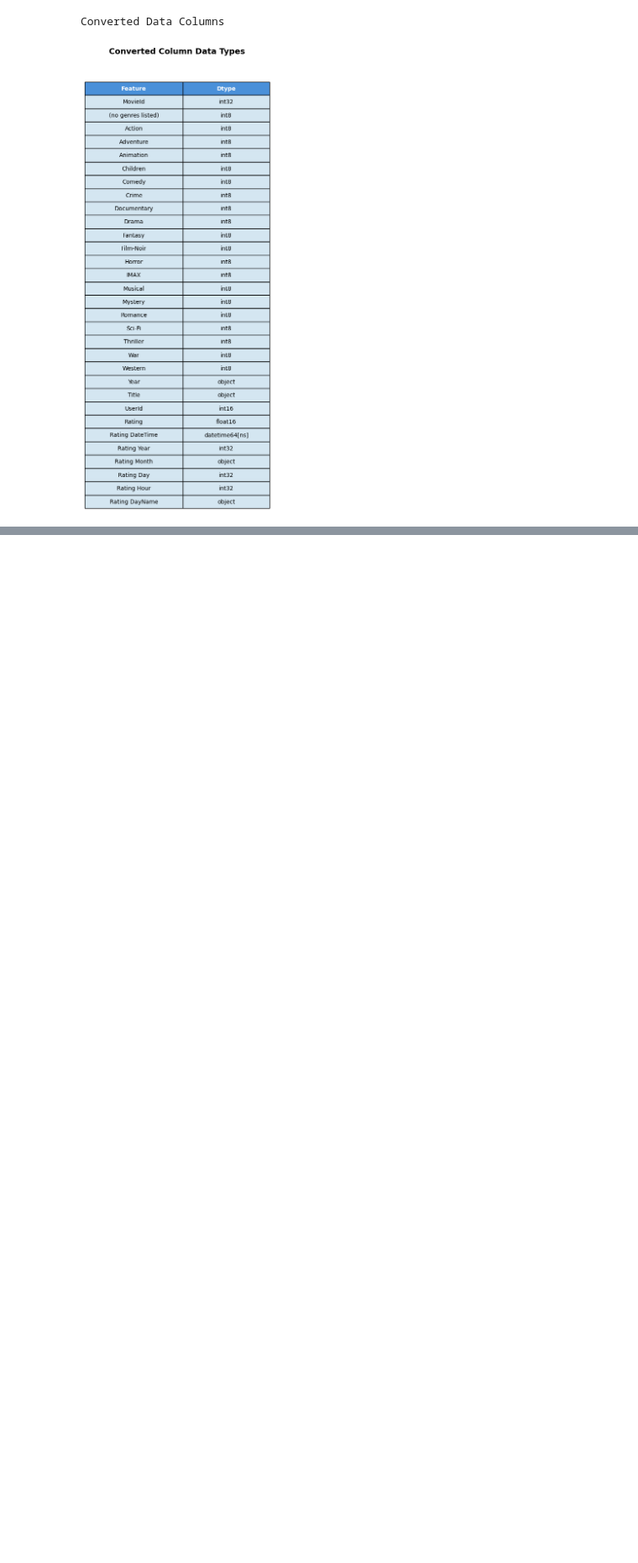
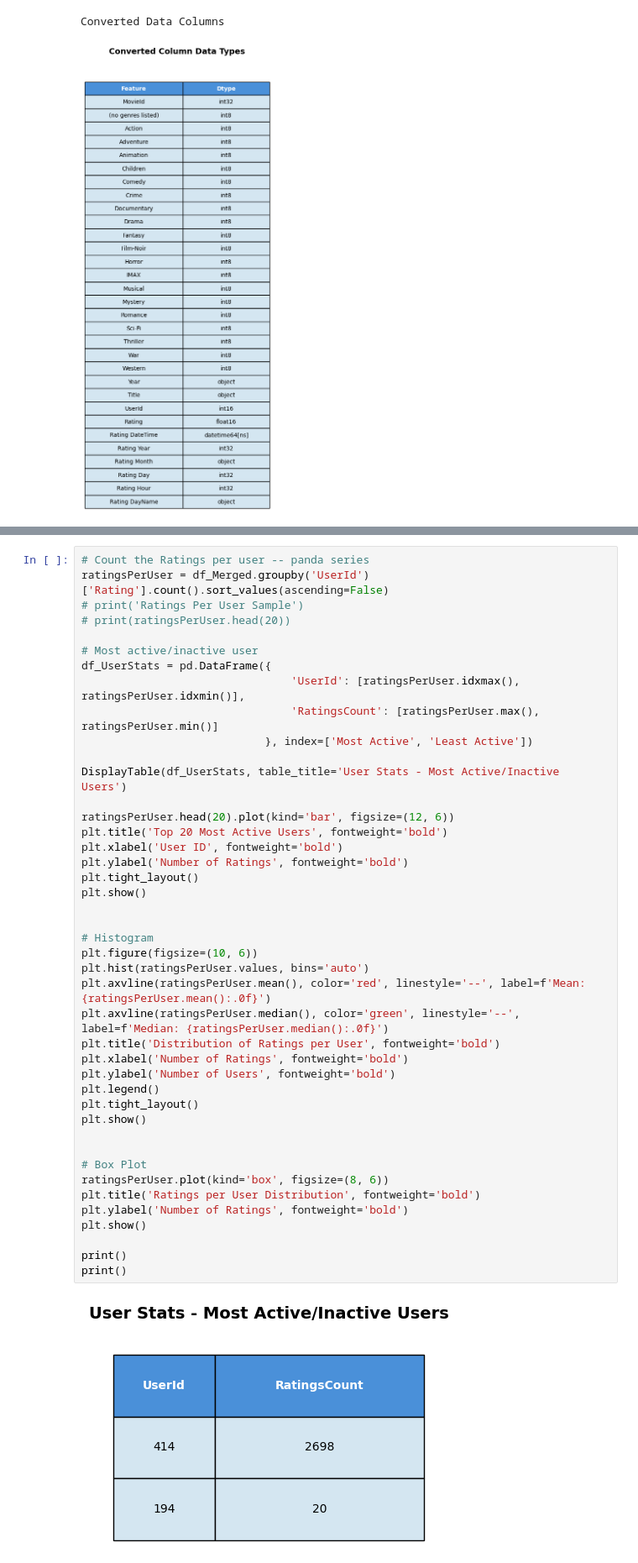
Before and after one commit to juanbucz/FullStackAcademyAICourse, a Jupyter notebook: Incremental Capstones/Capstone 8/Incremental Capstone 8 - Movies - Recommendation Systems.ipynb, the cells around one changed output, grey strips where cells are left out. Shown at 84% size. Saved outputs shown, nothing was run; the diff lists cells and outputs as text; blank space fills up the shorter version.

```diff
--- a/Incremental Capstones/Capstone 8/Incremental Capstone 8 - Movies - Recommendation Systems.ipynb
+++ b/Incremental Capstones/Capstone 8/Incremental Capstone 8 - Movies - Recommendation Systems.ipynb
@@ -602,0 +730,45 @@ Converted Data Columns
+# %%
+# Count the Ratings per user -- panda series
+ratingsPerUser = df_Merged.groupby('UserId')['Rating'].count().sort_values(ascending=False)
+# print('Ratings Per User Sample')
+# print(ratingsPerUser.head(20))
+
+# Most active/inactive user
+df_UserStats = pd.DataFrame({
+                                'UserId': [ratingsPerUser.idxmax(), ratingsPerUser.idxmin()],
+                                'RatingsCount': [ratingsPerUser.max(), ratingsPerUser.min()]
+                            }, index=['Most Active', 'Least Active'])
+
+DisplayTable(df_UserStats, table_title='User Stats - Most Active/Inactive Users')
+
+ratingsPerUser.head(20).plot(kind='bar', figsize=(12, 6))
+plt.title('Top 20 Most Active Users', fontweight='bold')
+plt.xlabel('User ID', fontweight='bold')
+plt.ylabel('Number of Ratings', fontweight='bold')
+plt.tight_layout()
+plt.show()
+
+
+# Histogram
+plt.figure(figsize=(10, 6))
+plt.hist(ratingsPerUser.values, bins='auto')
+plt.axvline(ratingsPerUser.mean(), color='red', linestyle='--', label=f'Mean: {ratingsPerUser.mean():.0f}')
+plt.axvline(ratingsPerUser.median(), color='green', linestyle='--', label=f'Median: {ratingsPerUser.median():.0f}')
+plt.title('Distribution of Ratings per User', fontweight='bold')
+plt.xlabel('Number of Ratings', fontweight='bold')
+plt.ylabel('Number of Users', fontweight='bold')
+plt.legend()
+plt.tight_layout()
+plt.show()
+
+
+# Box Plot
+ratingsPerUser.plot(kind='box', figsize=(8, 6))
+plt.title('Ratings per User Distribution', fontweight='bold')
+plt.ylabel('Number of Ratings', fontweight='bold')
+plt.show()
+
+print()
+print()
+# %% [output]
+[figure, added]
```
Also changed, not shown: parts of 16 cells of this notebook, 1 other file.
